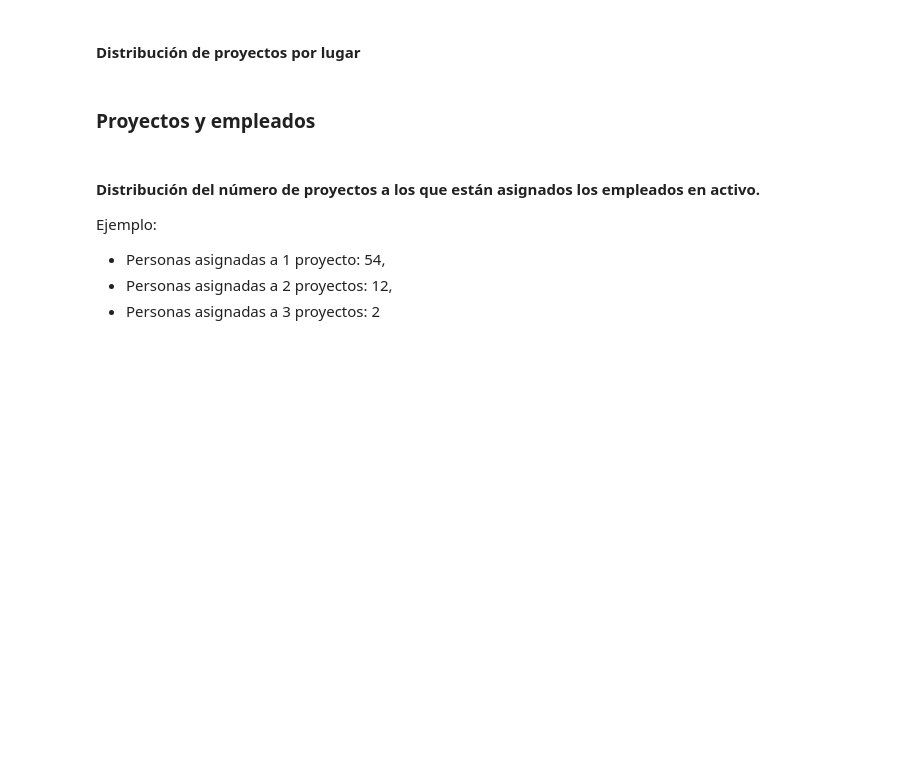
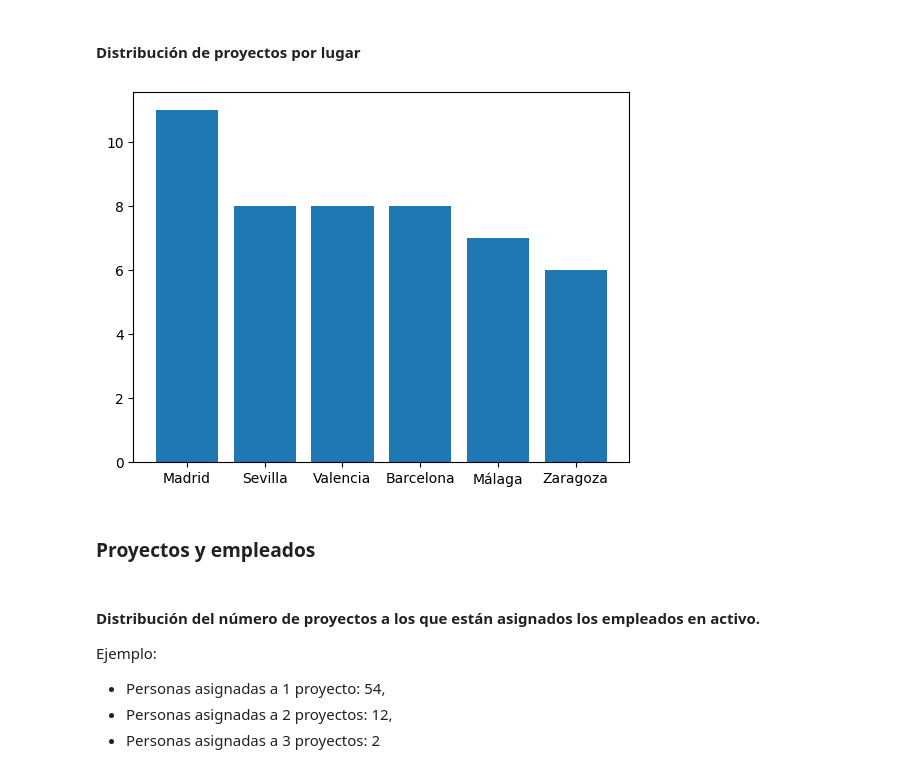
Before and after one commit to eyuste-FS/PracticaFinal, a Jupyter notebook: pythonanalisis/empleados.ipynb, the cells around one changed output. Cells and saved outputs as stored; diff of their text form; code cells hidden in the pictures; blank space fills up the shorter version.

```diff
--- a/pythonanalisis/empleados.ipynb
+++ b/pythonanalisis/empleados.ipynb
@@ -200,6 +265,13 @@ Por lo que el ~68% de las edades están entre 30.3 y 53.5
 # %% [markdown]
 
 #### Distribución de proyectos por lugar
+# %%
+lugares = proyectos['TX_LUGAR']
+frecLugares = lugares.value_counts().reset_index()
+plt.bar(frecLugares['TX_LUGAR'], frecLugares['count'])
+plt.show()
+# %% [output]
+[figure, added]
 # %% [markdown]
 ### Proyectos y empleados
 # %% [markdown]
```
Also changed, not shown: parts of 17 cells of this notebook, 1 other file.
